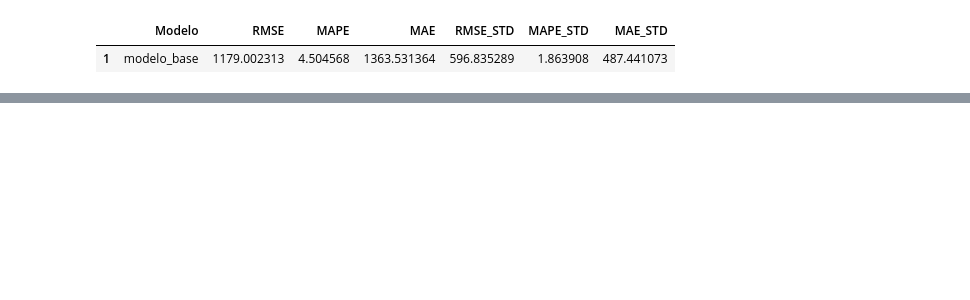
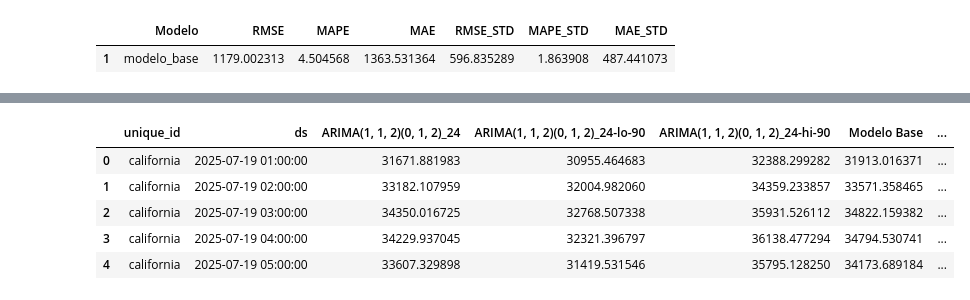
Before and after one commit to JairRamosG/Series_de_Tiempo, a Jupyter notebook: 07_SARIMA/SARIMApdqPDQ.ipynb, the cells around one changed output, grey strips where cells are left out. Cells and saved outputs as stored; diff of their text form; code cells hidden in the pictures; blank space fills up the shorter version.

```diff
--- a/07_SARIMA/SARIMApdqPDQ.ipynb
+++ b/07_SARIMA/SARIMApdqPDQ.ipynb
@@ -403,0 +436,9 @@ metricas_modelo_base
+# %%
+fc.head()
+# %% [output]
+|  | unique_id | ds | ARIMA(1, 1, 2)(0, 1, 2)_24 | ARIMA(1, 1, 2)(0, 1, 2)_24-lo-90 | ARIMA(1, 1, 2)(0, 1, 2)_24-hi-90 | Modelo Base | ... |
+| 0 | california | 2025-07-19 01:00:00 | 31671.881983 | 30955.464683 | 32388.299282 | 31913.016371 | ... |
+| 1 | california | 2025-07-19 02:00:00 | 33182.107959 | 32004.982060 | 34359.233857 | 33571.358465 | ... |
+| 2 | california | 2025-07-19 03:00:00 | 34350.016725 | 32768.507338 | 35931.526112 | 34822.159382 | ... |
+| 3 | california | 2025-07-19 04:00:00 | 34229.937045 | 32321.396797 | 36138.477294 | 34794.530741 | ... |
+| 4 | california | 2025-07-19 05:00:00 | 33607.329898 | 31419.531546 | 35795.128250 | 34173.689184 | ... |
```
Also changed, not shown: parts of 8 cells of this notebook, 1 other file.
